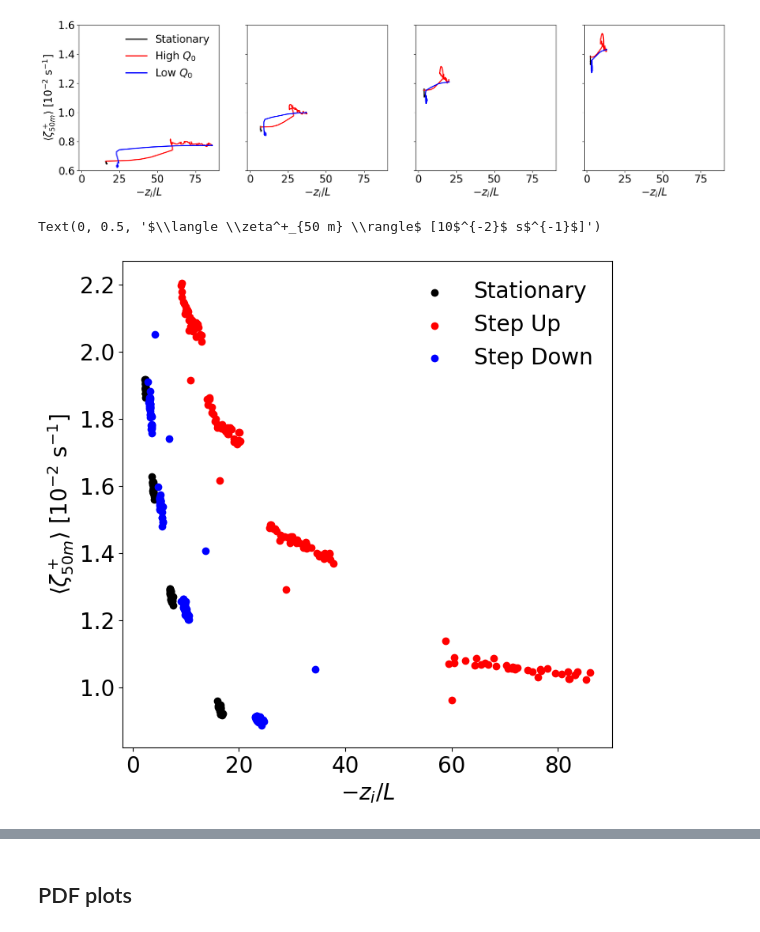
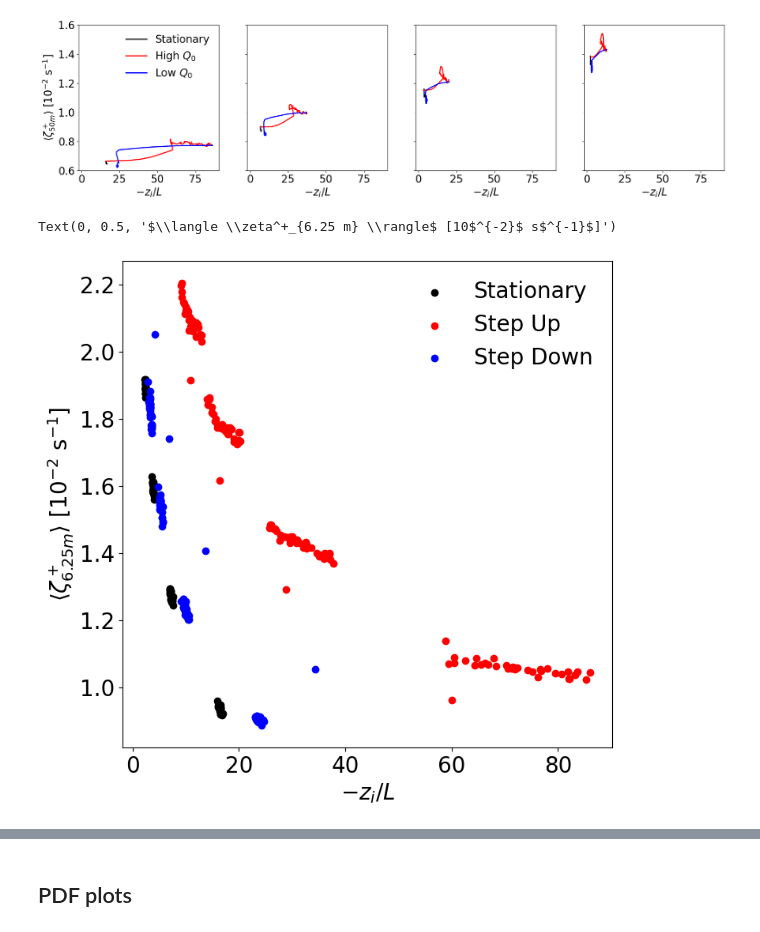
Before and after one commit to Salesky-ABL/ABL_Transition, a Jupyter notebook: plotting/plot_vorticity.ipynb, the cells around one changed output, grey strips where cells are left out. Cells and saved outputs as stored; diff of their text form; code cells hidden in the pictures.

Commit message:
Huge vorticity plot additions

```diff
--- a/plotting/plot_vorticity.ipynb
+++ b/plotting/plot_vorticity.ipynb
@@ -577,31 +579,31 @@ full_ziL_array_low_Q0 = np.concatenate((
 # %%
 fig, ax = plt.subplots(figsize=(8,8))
 
 spacing = 6
 h_idx = 0
 
 # line plots
 # ax.plot(full_ziL_array_stationary[::spacing], full_vort_array_stationary[::spacing], c=colors2[0])
 # ax.plot(full_ziL_array_high_Q0[::spacing], full_vort_array_high_Q0[::spacing], c=colors2[1])
 # ax.plot(full_ziL_array_low_Q0[::spacing], full_vort_array_low_Q0[::spacing], c=colors2[2])
 # scatter plots
 for i in range(4):
     ax.scatter(s_all[i].zi_L[:144:spacing],
                vort_all[i].zeta3_pos_mean[:144:spacing,h_idx] * 10 ** 2,
                c=colors2[0])
     ax.scatter(s_all[i].zi_L[145:360:spacing],
                vort_all[i].zeta3_pos_mean[145:360:spacing,h_idx] * 10 ** 2,
                c=colors2[1])
     ax.scatter(s_all[i].zi_L[361:577:spacing],
                vort_all[i].zeta3_pos_mean[361:577:spacing,h_idx] * 10 ** 2,
                c=colors2[2])
 
 ax.legend(["Stationary", "Step Up", "Step Down"], frameon=False)
 
 # ax.set_ylim(0.6,1.6)
 
 ax.set_xlabel("$-z_i / L$")
-ax.set_ylabel("$\\langle \zeta^+_{50 m} \\rangle$ [10$^{-2}$ s$^{-1}$]")
+ax.set_ylabel("$\\langle \zeta^+_{6.25 m} \\rangle$ [10$^{-2}$ s$^{-1}$]")
 # %% [output]
-Text(0, 0.5, '$\\langle \\zeta^+_{50 m} \\rangle$ [10$^{-2}$ s$^{-1}$]')
+Text(0, 0.5, '$\\langle \\zeta^+_{6.25 m} \\rangle$ [10$^{-2}$ s$^{-1}$]')
-[figure, old version]
+[figure, new version]
```
Also changed, not shown: parts of 7 cells of this notebook.
